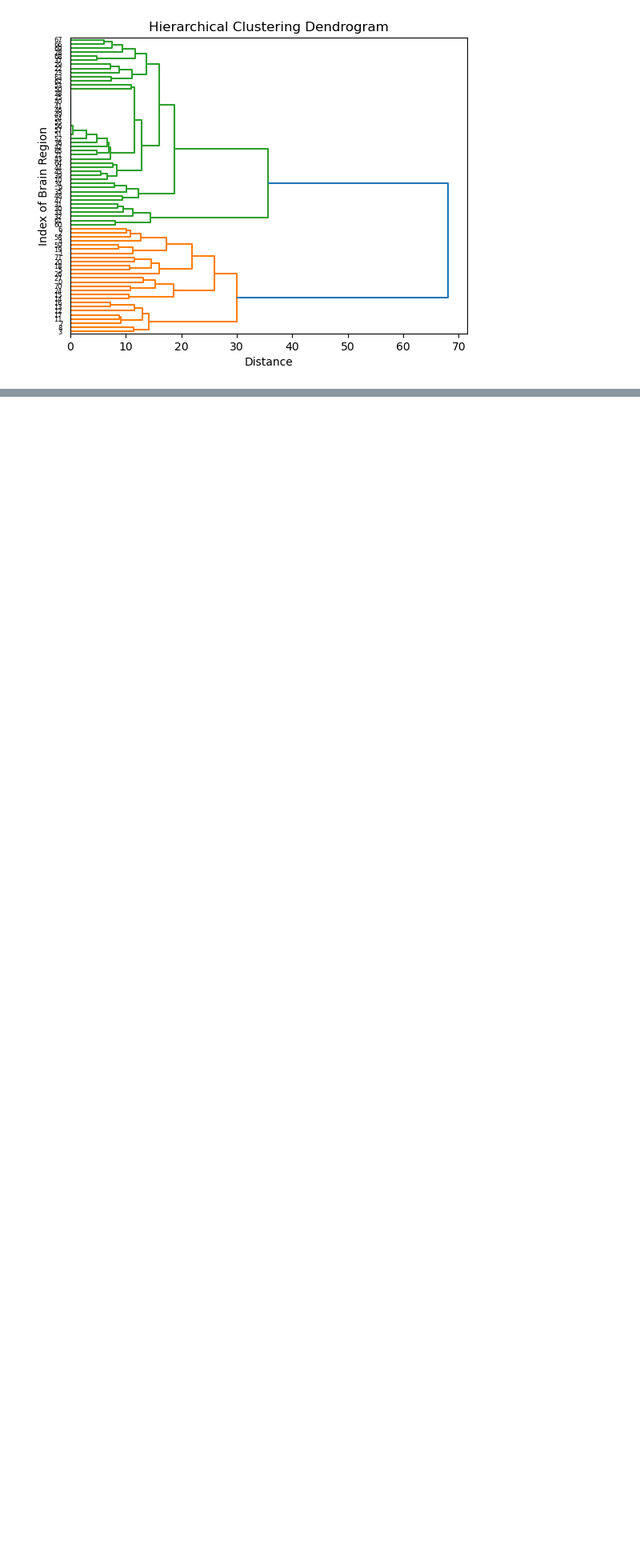
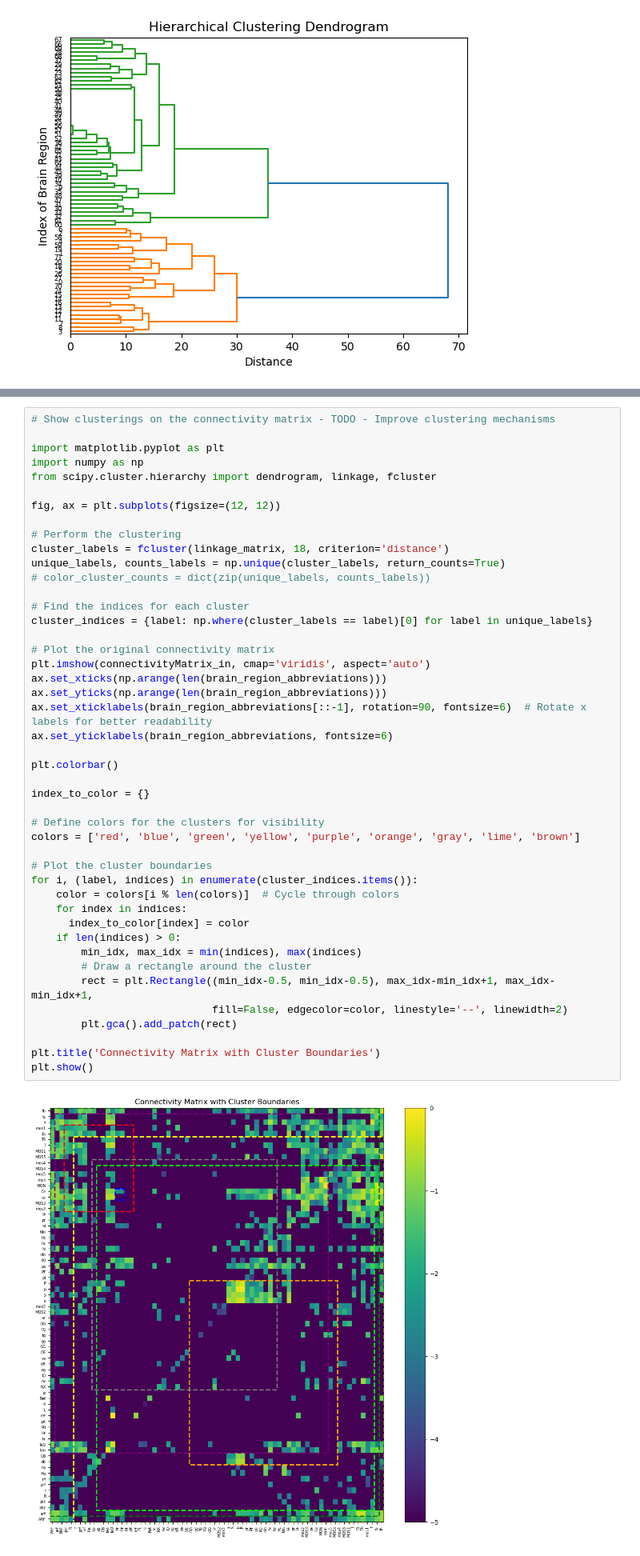
Before and after one commit to alinvdu/neuromorphic-connectome-approach, a Jupyter notebook: src/connectome/zebra_fish.ipynb, the cells around one changed output, grey strips where cells are left out. Shown at 80% size. Drawn from its saved outputs; the diff is of its cells as text; blank space fills up the shorter version.

Commit message:
Add clustering and coloring

```diff
--- a/src/connectome/zebra_fish.ipynb
+++ b/src/connectome/zebra_fish.ipynb
@@ -1193,0 +1196,47 @@ print(color_cluster_counts)
+# %%
+# Show clusterings on the connectivity matrix - TODO - Improve clustering mechanisms
+
+import matplotlib.pyplot as plt
+import numpy as np
+from scipy.cluster.hierarchy import dendrogram, linkage, fcluster
+
+fig, ax = plt.subplots(figsize=(12, 12))
+
+# Perform the clustering
+cluster_labels = fcluster(linkage_matrix, 18, criterion='distance')
+unique_labels, counts_labels = np.unique(cluster_labels, return_counts=True)
+# color_cluster_counts = dict(zip(unique_labels, counts_labels))
+
+# Find the indices for each cluster
+cluster_indices = {label: np.where(cluster_labels == label)[0] for label in unique_labels}
+
+# Plot the original connectivity matrix
+plt.imshow(connectivityMatrix_in, cmap='viridis', aspect='auto')
+ax.set_xticks(np.arange(len(brain_region_abbreviations)))
+ax.set_yticks(np.arange(len(brain_region_abbreviations)))
+ax.set_xticklabels(brain_region_abbreviations[::-1], rotation=90, fontsize=6)  # Rotate x labels for better readability
+ax.set_yticklabels(brain_region_abbreviations, fontsize=6)
+
+plt.colorbar()
+
+index_to_color = {}
+
+# Define colors for the clusters for visibility
+colors = ['red', 'blue', 'green', 'yellow', 'purple', 'orange', 'gray', 'lime', 'brown']
+
+# Plot the cluster boundaries
+for i, (label, indices) in enumerate(cluster_indices.items()):
+    color = colors[i % len(colors)]  # Cycle through colors
+    for index in indices:
+      index_to_color[index] = color
+    if len(indices) > 0:
+        min_idx, max_idx = min(indices), max(indices)
+        # Draw a rectangle around the cluster
+        rect = plt.Rectangle((min_idx-0.5, min_idx-0.5), max_idx-min_idx+1, max_idx-min_idx+1,
+                             fill=False, edgecolor=color, linestyle='--', linewidth=2)
+        plt.gca().add_patch(rect)
+
+plt.title('Connectivity Matrix with Cluster Boundaries')
+plt.show()
+# %% [output]
+[figure, added]
```
Also changed, not shown: parts of 2 cells of this notebook.
